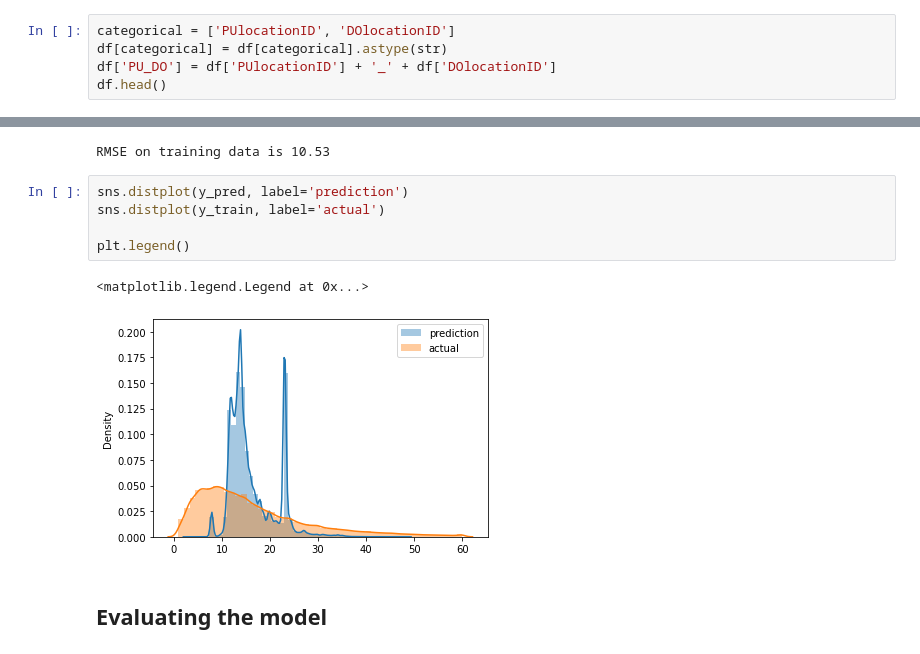
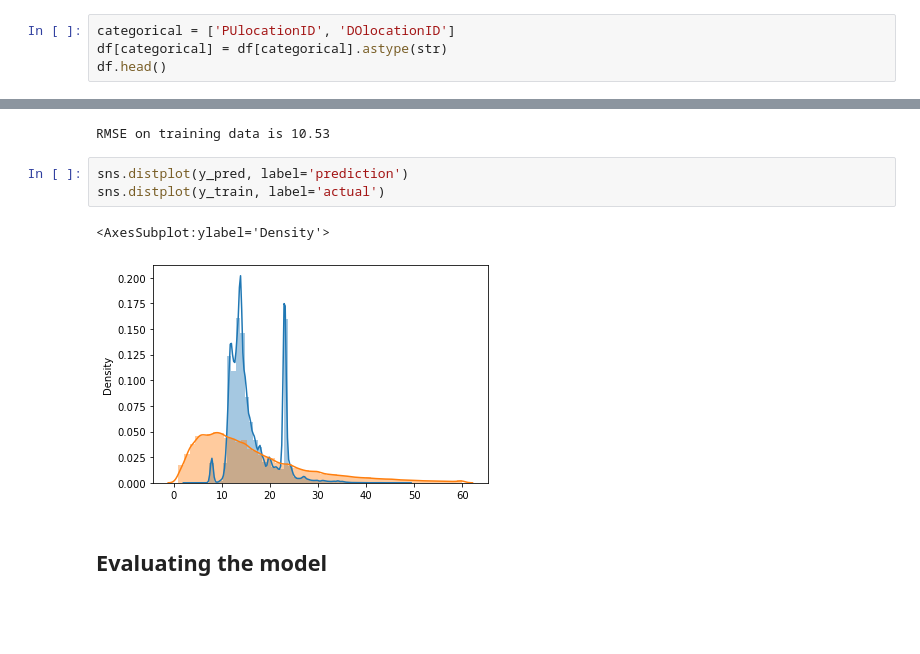
Before and after one commit to a-shlash/mlops-zoomcamp, a Jupyter notebook: 01-intro/notebooks/hw-w1-solution.ipynb, the cells around one changed output, grey strips where cells are left out. Saved outputs shown, nothing was run; the diff lists cells and outputs as text; blank space fills up the shorter version.

```diff
--- a/01-intro/notebooks/hw-w1-solution.ipynb
+++ b/01-intro/notebooks/hw-w1-solution.ipynb
@@ -113,7 +113,6 @@ Percentage of missing values is: 83.53 %
 # %%
 categorical = ['PUlocationID', 'DOlocationID']
 df[categorical] = df[categorical].astype(str)
-df['PU_DO'] = df['PUlocationID'] + '_' + df['DOlocationID']
 df.head()
 # %% [output]
 |  | dispatching_base_num | pickup_datetime | dropOff_datetime | PUlocationID | DOlocationID | SR_Flag | ... |
@@ -155,11 +157,9 @@ RMSE on training data is 10.53
 # %%
 sns.distplot(y_pred, label='prediction')
 sns.distplot(y_train, label='actual')
-
-plt.legend()
 # %% [output]
-<matplotlib.legend.Legend at 0x...>
+<AxesSubplot:ylabel='Density'>
-[figure, old version]
+[figure, new version]
 # %% [markdown]
 ## Evaluating the model
 # %%
```
Also changed, not shown: parts of 19 cells of this notebook, 1 other file.
